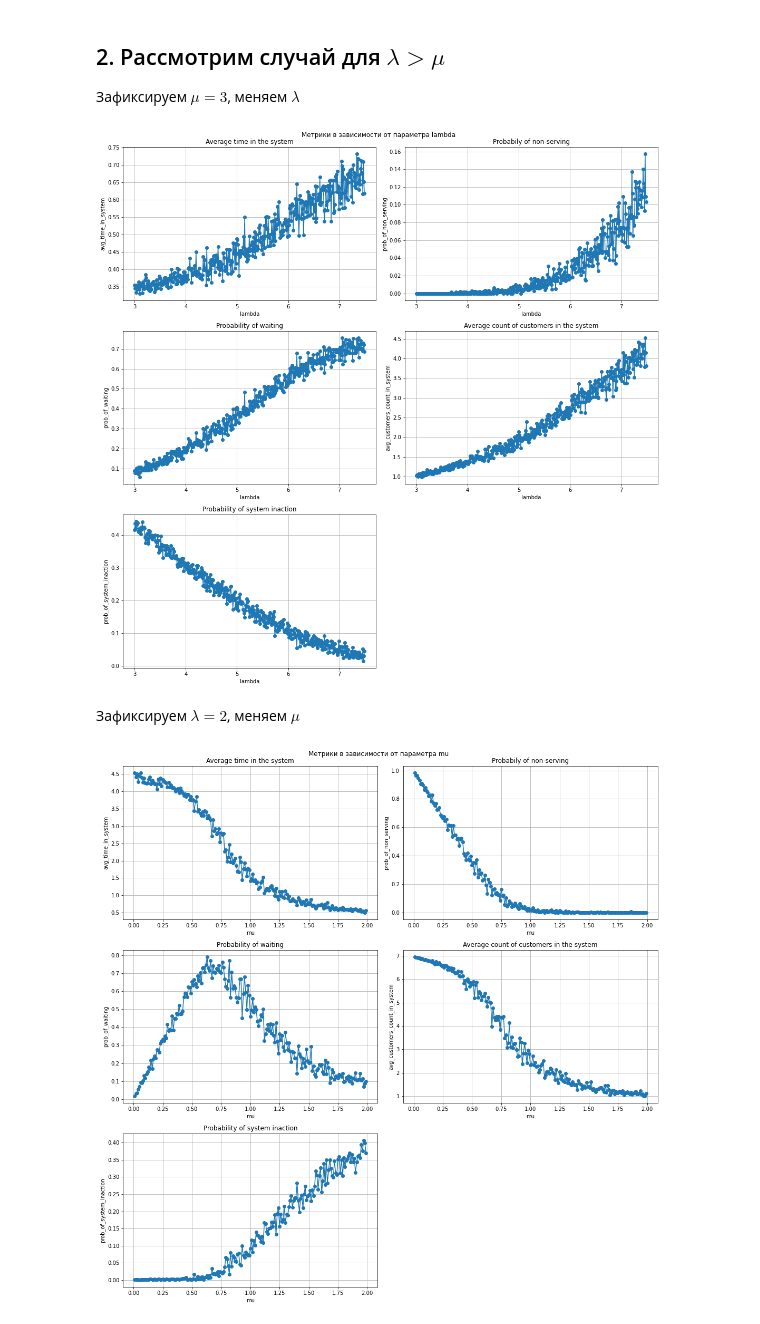
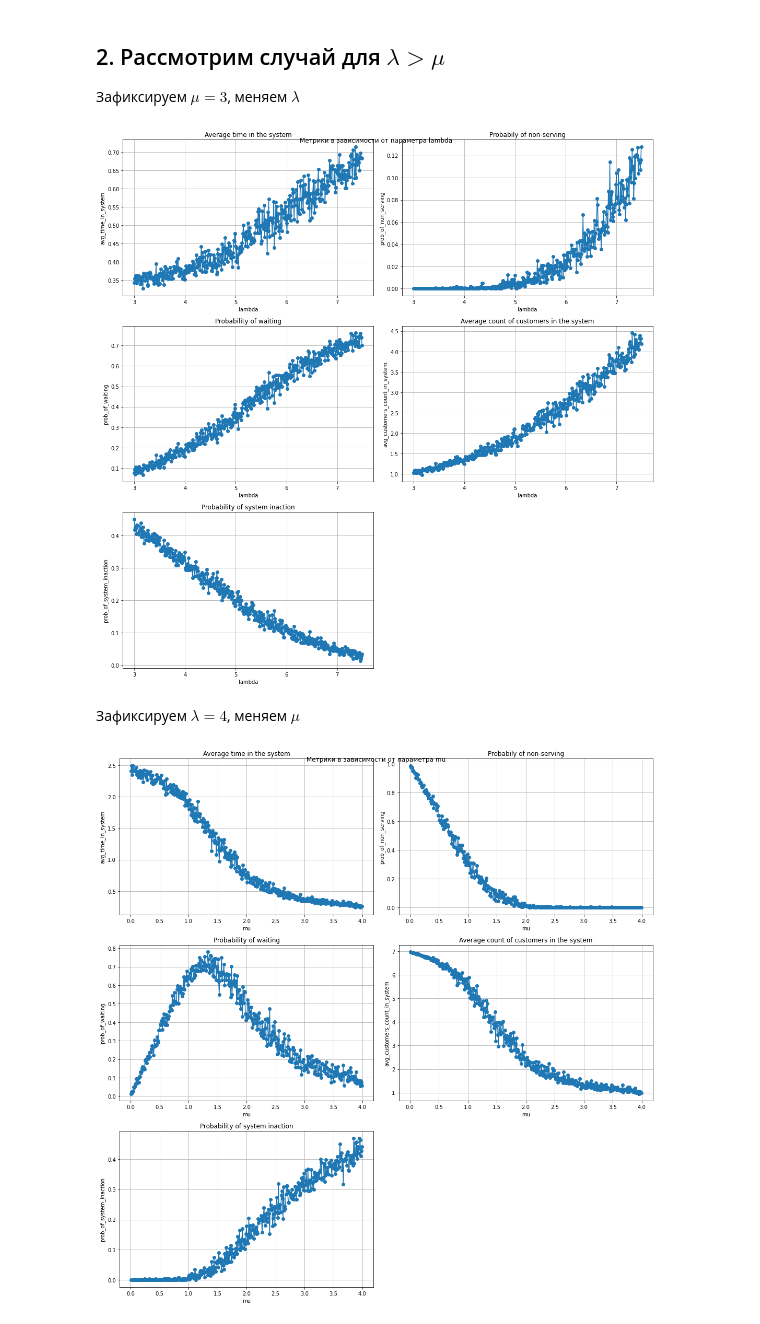
Before and after one commit to avmusatov/Queuing-theory-MMc, a Jupyter notebook: model.ipynb, the cells around one changed output. Cells and saved outputs as stored; diff of their text form; code cells hidden in the pictures.

```diff
--- a/model.ipynb
+++ b/model.ipynb
@@ -38,7 +38,7 @@ class QueueMM2():
         t_next_event = min(self.next_arriv_time, self.leaving_time1, self.leaving_time2)
         self.total_wait_time += self.queue_length*(t_next_event - self.clock)
 
-        if self.S1_state + self.S2_state == 0 + self.queue_length == 0:
+        if self.S1_state + self.S2_state + self.queue_length == 0:
             self.system_inaction += t_next_event - self.clock
 
         self.customers_in_system_per_iter.append(self.queue_length + self.S1_state + self.S2_state)
@@ -140,7 +140,7 @@ df = pd.DataFrame(columns=['Average interarrival time', 'Average service time se
 
 for i in range(100):
     np.random.seed(i)
-    system = QueueMM2(lbd=0.5, mu=2)
+    system = QueueMM2(lbd=4, mu=5)
     while system.clock <= 1000:
         system.time_adv()
 
@@ -223,5 +223,5 @@ def draw_metrics(params, test_metrics, param_name):
 # %%
-mu = 3
+mu = 5
 int_size = 0.01
 lambdas = np.arange(0, mu, int_size)
 capacity = 5
@@ -324,32 +324,32 @@ for lbd in lambdas:
 
 draw_metrics(lambdas, test_metrics, 'lambda')
 # %% [output]
-[figure, old version]
+[figure, new version]
 # %% [markdown]
-Зафиксируем $\lambda=2$, меняем $\mu$
+Зафиксируем $\lambda=4$, меняем $\mu$
 # %%
-mu_array = np.arange(0.01, 2, 0.01)
+mu_array = np.arange(0.01, 4, 0.01)
 int_size = 0.01
-lbd = 2
+lbd = 4
 capacity = 5
 
 test_metrics = {
     'avg_time_in_system': list(),
     'prob_of_non_serving': list(),
     'prob_of_waiting': list(),
     'avg_customers_count_in_system': list(),
     'prob_of_system_inaction': list()
 }
 
 for mu in mu_array:
     metrics = run_mm2_queue(lbd, mu, capacity, 1000)
     test_metrics['avg_time_in_system'].append(metrics['avg_time_in_system'])
     test_metrics['prob_of_non_serving'].append(metrics['prob_of_non_serving'])
     test_metrics['prob_of_waiting'].append(metrics['prob_of_waiting'])
     test_metrics['avg_customers_count_in_system'].append(metrics['avg_customers_count_in_system'])
     test_metrics['prob_of_system_inaction'].append(metrics['prob_of_system_inaction'])
 
 
 draw_metrics(mu_array, test_metrics, 'mu')
 # %% [output]
-[figure, old version]
+[figure, new version]
```
Also changed, not shown: parts of 5 cells of this notebook, 1 other file.
